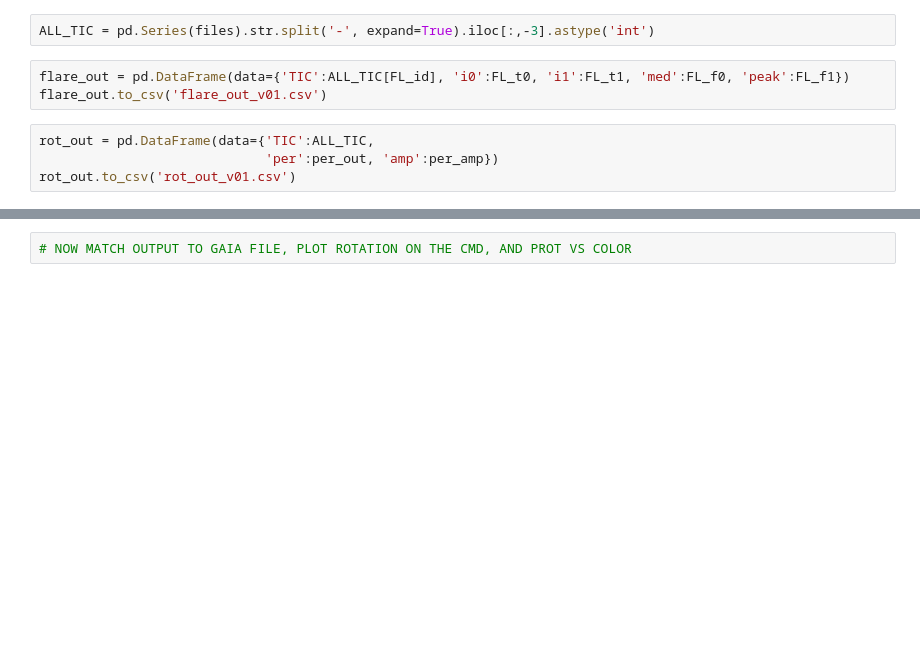
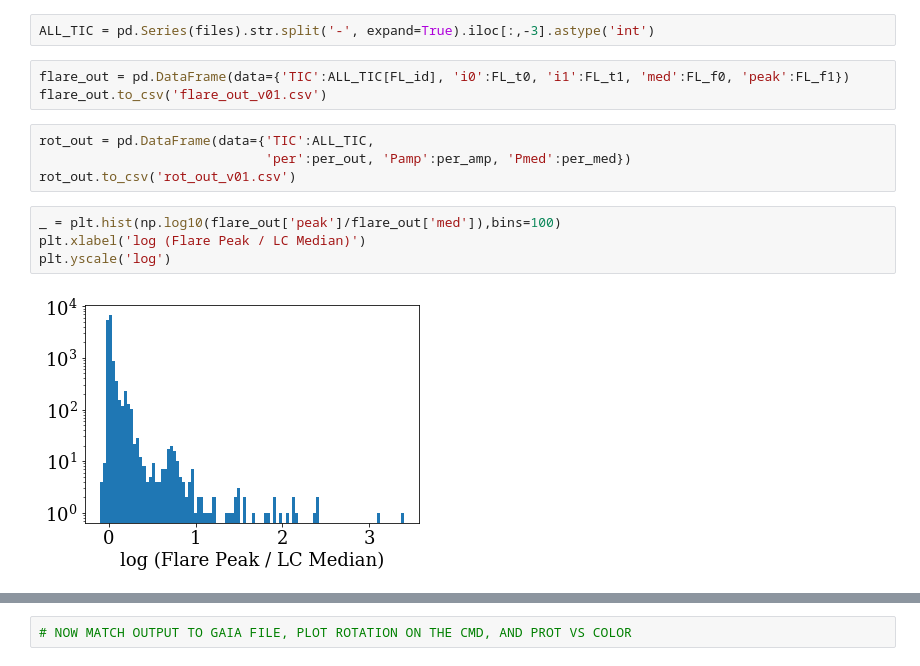
Before and after one commit to jradavenport/helloTESS, a Jupyter notebook: quick_flare.ipynb, the cells around one changed output, grey strips where cells are left out. Cells and saved outputs as stored; diff of their text form; blank space fills up the shorter version.

```diff
--- a/quick_flare.ipynb
+++ b/quick_flare.ipynb
@@ -159,5 +155,11 @@ flare_out = pd.DataFrame(data={'TIC':ALL_TIC[FL_id], 'i0':FL_t0, 'i1':FL_t1, 'me
 flare_out.to_csv('flare_out_v01.csv')
 # %%
 rot_out = pd.DataFrame(data={'TIC':ALL_TIC,
-                             'per':per_out, 'amp':per_amp})
+                             'per':per_out, 'Pamp':per_amp, 'Pmed':per_med})
 rot_out.to_csv('rot_out_v01.csv')
+# %%
+_ = plt.hist(np.log10(flare_out['peak']/flare_out['med']),bins=100)
+plt.xlabel('log (Flare Peak / LC Median)')
+plt.yscale('log')
+# %% [output]
+[figure, added]
```
Also changed, not shown: parts of 12 cells of this notebook.
